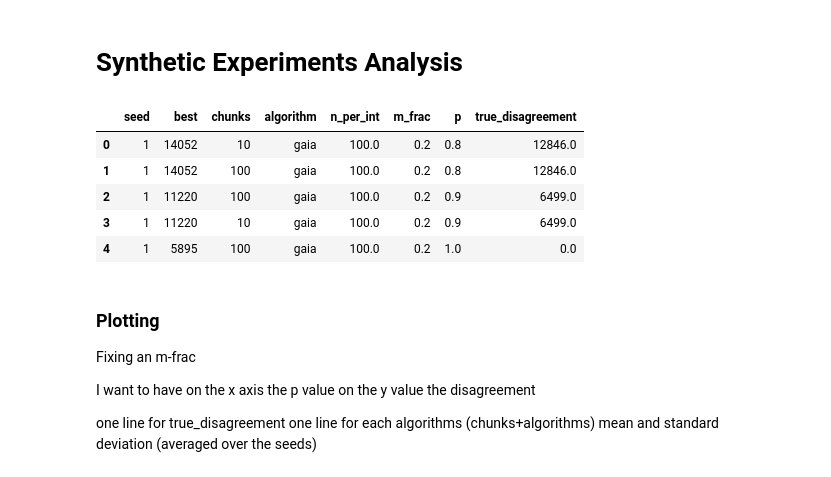
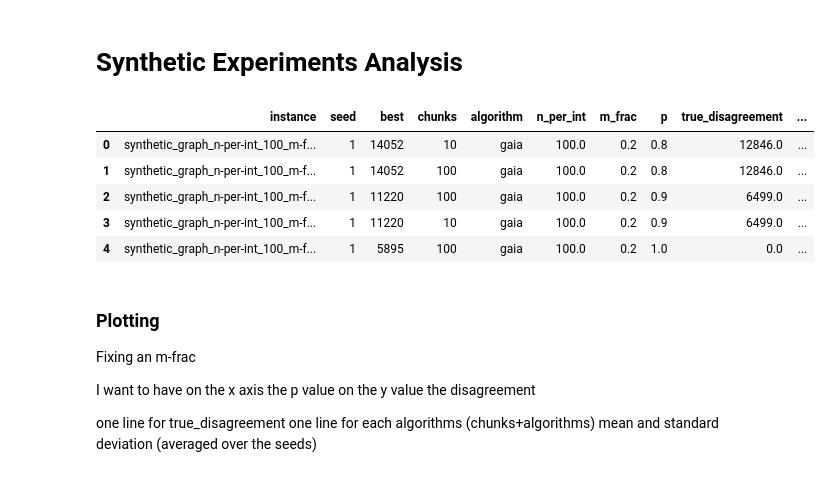
Before and after one commit to Peter-Blohm/discovering_opinion_intervals, a Jupyter notebook: benchmarking/benchmark_analysis.ipynb, the cells around one changed output. Drawn from its saved outputs; the diff is of its cells as text; code cells hidden in the pictures.

```diff
--- a/benchmarking/benchmark_analysis.ipynb
+++ b/benchmarking/benchmark_analysis.ipynb
@@ -223,27 +224,62 @@ create_plot(intervals_avg, f'Average Best Score Over Time - Intervals - {dataset
 [figure]
 # %% [markdown]
 # Synthetic Experiments Analysis
+# %%
+def compute_accuracy_row(row, n_intervals=8, solutions_dir="synthetic_solutions"):
+    instance = row['instance']
+    algorithm = row['algorithm']
+    chunks = row['chunks']
+    seed = row['seed']
+    n_per_int = row['n_per_int']
+
+    solution_file_path = f"{solutions_dir}/{instance}_config_{algorithm}_chunks_{chunks}.json_intervals8.json_{seed}.json"
+
+    try:
+        with open(solution_file_path, "r") as f:
+            solution = json.load(f)
+    except FileNotFoundError:
+        print(f"File not found: {solution_file_path}")
+        return None
+
+    correct_1 = 0
+    correct_2 = 0
+    total = 0
+
+    for node_str, cluster in solution.items():
+        node = int(node_str)
+        true_cluster_1 = n_intervals - 1 - (node // n_per_int)
+        true_cluster_2 = (node // n_per_int)
+        if cluster == true_cluster_1:
+            correct_1 += 1
+        elif cluster == true_cluster_2:
+            correct_2 += 1
+        total += 1
+
+    correct = max(correct_1, correct_2)
+    return correct / total if total else 0.0
 # %%
 synth_df = pd.read_csv("synthetic_summary.csv")
 synth_df.columns = synth_df.columns.str.replace(' ', '')
 synth_df['chunks'] = synth_df['config'].str.replace('[^0-9]', '', regex=True)
 synth_df['algorithm'] = np.where(synth_df['config'].str.contains('gaia'), 'gaia', 'venus')
 
 synth_df['n_per_int'] = synth_df['instance'].str.extract(r'n-per-int_(\d+)').astype(float)
 synth_df['m_frac'] = synth_df['instance'].str.extract(r'm-frac_(\d+\.\d+)').astype(float)
 synth_df['p'] = synth_df['instance'].str.extract(r'p_(\d+\.\d+)').astype(float)
 synth_df['true_disagreement'] = synth_df['instance'].str.extract(r'disagreement_(\d+)').astype(float)
 
-synth_df = synth_df.drop(['instance', 'config', 'struct', 'epochs_since_restart', 'current_temp', 'runtime_ms', 'current', 'best_batch', 'edge_weight', 'best_plus_negative_edge_weight'], axis=1)
+synth_df['accuracy'] = synth_df.apply(compute_accuracy_row, axis=1, n_intervals=8)
+
+synth_df = synth_df.drop(['config', 'struct', 'epochs_since_restart', 'current_temp', 'runtime_ms', 'current', 'best_batch', 'edge_weight', 'best_plus_negative_edge_weight'], axis=1)
 
 synth_df.head()
 # %% [output]
-|  | seed | best | chunks | algorithm | n_per_int | m_frac | p | true_disagreement |
-| 0 | 1 | 14052 | 10 | gaia | 100.0 | 0.2 | 0.8 | 12846.0 |
-| 1 | 1 | 14052 | 100 | gaia | 100.0 | 0.2 | 0.8 | 12846.0 |
-| 2 | 1 | 11220 | 100 | gaia | 100.0 | 0.2 | 0.9 | 6499.0 |
-| 3 | 1 | 11220 | 10 | gaia | 100.0 | 0.2 | 0.9 | 6499.0 |
-| 4 | 1 | 5895 | 100 | gaia | 100.0 | 0.2 | 1.0 | 0.0 |
+|  | instance | seed | best | chunks | algorithm | n_per_int | m_frac | p | true_disagreement | ... |
+| 0 | synthetic_graph_n-per-int_100_m-f... | 1 | 14052 | 10 | gaia | 100.0 | 0.2 | 0.8 | 12846.0 | ... |
+| 1 | synthetic_graph_n-per-int_100_m-f... | 1 | 14052 | 100 | gaia | 100.0 | 0.2 | 0.8 | 12846.0 | ... |
+| 2 | synthetic_graph_n-per-int_100_m-f... | 1 | 11220 | 100 | gaia | 100.0 | 0.2 | 0.9 | 6499.0 | ... |
+| 3 | synthetic_graph_n-per-int_100_m-f... | 1 | 11220 | 10 | gaia | 100.0 | 0.2 | 0.9 | 6499.0 | ... |
+| 4 | synthetic_graph_n-per-int_100_m-f... | 1 | 5895 | 100 | gaia | 100.0 | 0.2 | 1.0 | 0.0 | ... |
 # %% [markdown]
 ### Plotting
 
```
Also changed, not shown: parts of 4 cells of this notebook, 1 other file.
